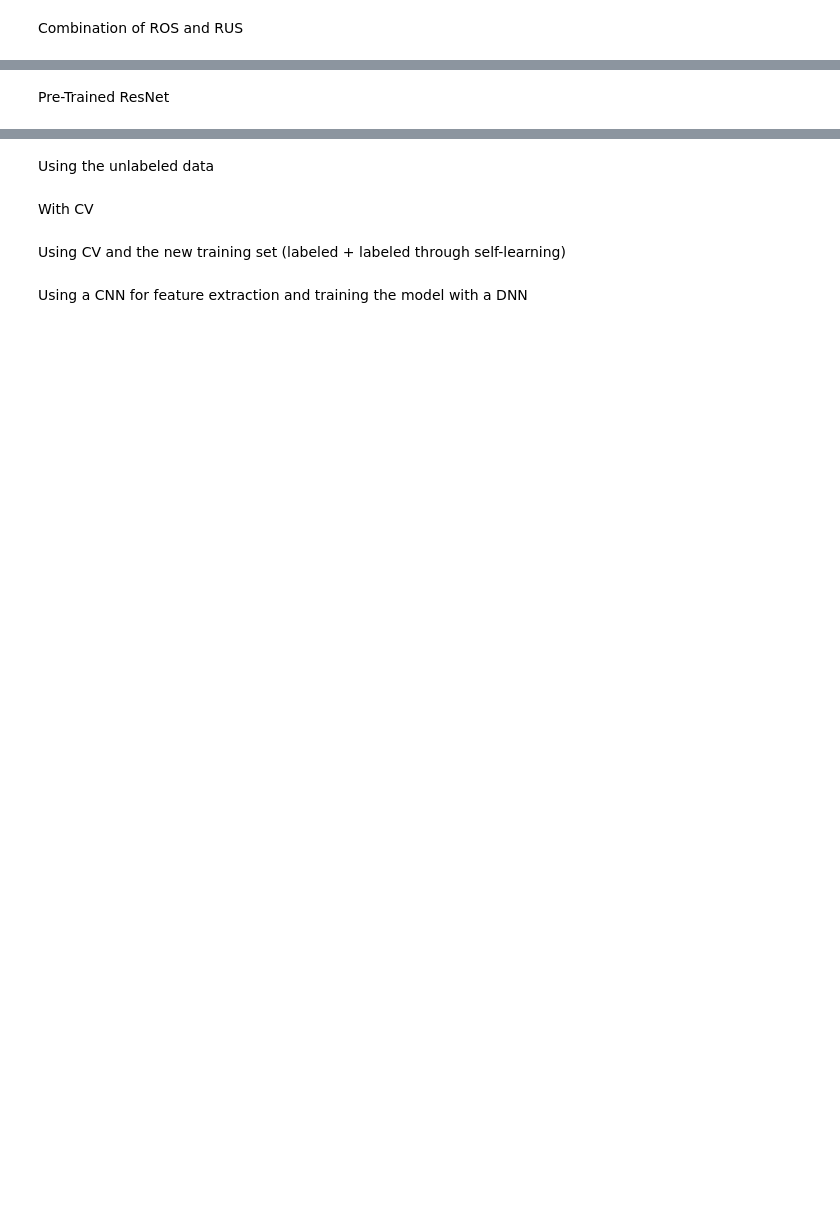
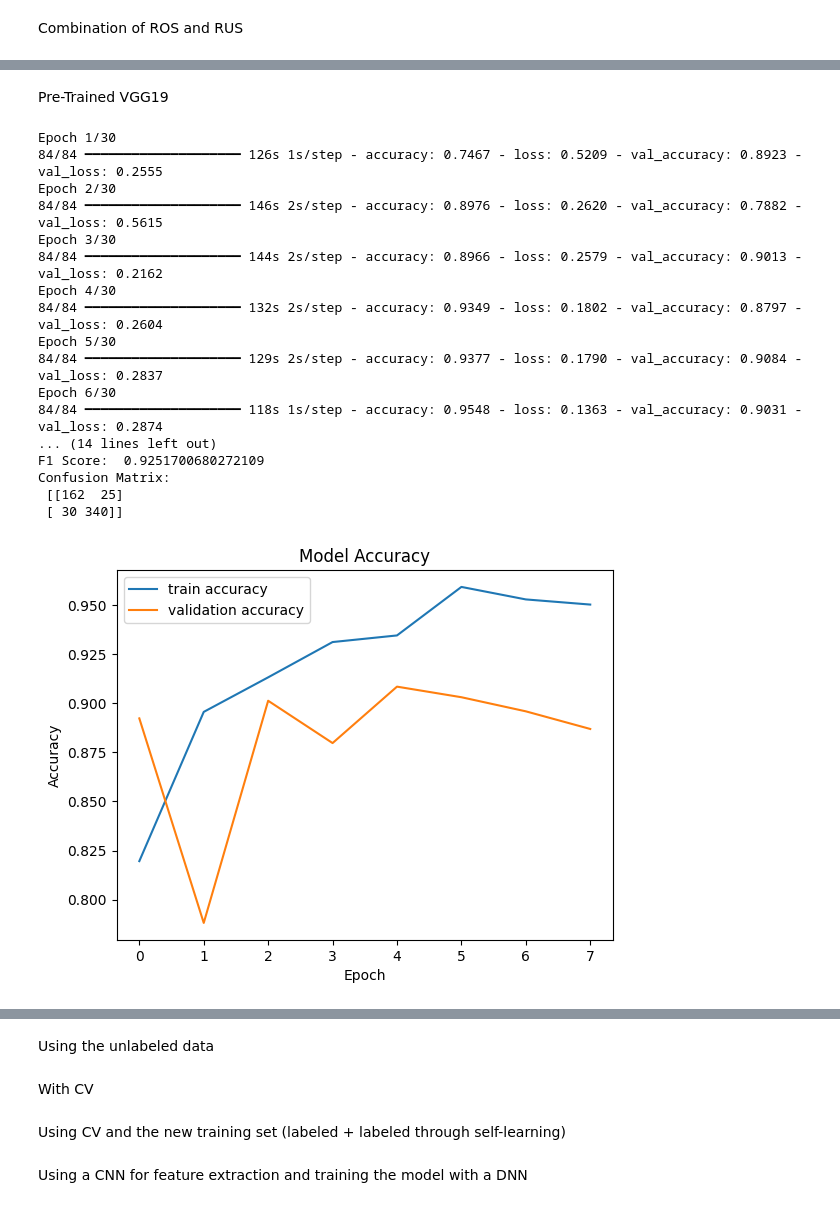
Before and after one commit to goncalomachadoribeiro/Machine-Learning-1st-Semester-2024-2025, a Jupyter notebook: Project/Problem_2_Task_1/P2_T1.ipynb, the cells around one changed output, grey strips where cells are left out. Saved outputs shown, nothing was run; the diff lists cells and outputs as text; code cells hidden in the pictures; blank space fills up the shorter version.

Commit message:
Implemented models for image classification using CNN and transfer learning

```diff
--- a/Project/Problem_2_Task_1/P2_T1.ipynb
+++ b/Project/Problem_2_Task_1/P2_T1.ipynb
@@ -249,64 +310,85 @@ plt.show()
 # %% [markdown]
-Pre-Trained ResNet
+Pre-Trained VGG19
 # %%
 X_train_rgb = np.repeat(X_train_both, 3, axis=-1)  # Converts (48, 48, 1) to (48, 48, 3)
 X_val_rgb = np.repeat(X_val, 3, axis=-1)
 
-base_model = tf.keras.applications.ResNet50(
-    include_top=False,
-    weights='imagenet',
-    input_shape=(48, 48, 3)
-)
+base_model = VGG19(weights='imagenet', include_top=False, input_shape=(48, 48, 3))
 
-base_model.trainable = False
+# Freeze the initial layers of VGG19 to retain pre-trained features
+for layer in base_model.layers[:-8]:  # Adjust number of layers to unfreeze more, if necessary
+    layer.trainable = False
 
-model = Sequential([
-    base_model,
-    Flatten(),
-    Dense(64, activation='relu'),
-    Dense(128, activation='relu'),
-    Dense(1, activation='sigmoid')
-])
+# Add custom classification layers on top
+x = base_model.output
+x = Flatten()(x)
+x = Dense(128, activation='relu')(x)
+x = Dropout(0.5)(x)
+x= Dense(64, activation='relu')(x)
+x = Dropout(0.5)(x)
+x = Dense(1, activation='sigmoid')(x)
 
-model.compile(
-    optimizer=Adam(),
-    loss='binary_crossentropy',
-    metrics=['accuracy']
-)
+# Define the model
+model = Model(inputs=base_model.input, outputs=x)
+
+# Compile the model
+model.compile(optimizer=Adam(learning_rate=0.0001), loss='binary_crossentropy', metrics=['accuracy'])
+
+# Train the model
 history = model.fit(
     X_train_rgb, Y_train_both,
+    batch_size=32,
     validation_data=(X_val_rgb, Y_val),
-    epochs=10,
-    batch_size=64
+    epochs=30,
+    callbacks = [early_stopping]
 )
 
 val_preds = model.predict(X_val_rgb)
 val_preds = np.round(val_preds)
 
 # Classification report
 print(classification_report(Y_val, val_preds))
 
 # F1 Score
 f1 = f1_score(Y_val, val_preds)
 print("F1 Score: ", f1)
 
 # Confusion Matrix
 conf_matrix = confusion_matrix(Y_val, val_preds)
 print("Confusion Matrix:\n", conf_matrix)
 
 # Plotting training history
 plt.plot(history.history['accuracy'], label='train accuracy')
 plt.plot(history.history['val_accuracy'], label='validation accuracy')
 plt.title('Model Accuracy')
 plt.ylabel('Accuracy')
 plt.xlabel('Epoch')
 plt.legend(loc='upper left')
 plt.show()
 
 plt.plot(history.history['loss'], label='train loss')
 plt.plot(history.history['val_loss'], label='validation loss')
 plt.title('Model Loss')
 plt.ylabel('Loss')
 plt.xlabel('Epoch')
 plt.legend(loc='upper left')
 plt.show()
+# %% [output]
+Epoch 1/30
+84/84 ━━━━━━━━━━━━━━━━━━━━ 126s 1s/step - accuracy: 0.7467 - loss: 0.5209 - val_accuracy: 0.8923 - val_loss: 0.2555
+Epoch 2/30
+84/84 ━━━━━━━━━━━━━━━━━━━━ 146s 2s/step - accuracy: 0.8976 - loss: 0.2620 - val_accuracy: 0.7882 - val_loss: 0.5615
+Epoch 3/30
+84/84 ━━━━━━━━━━━━━━━━━━━━ 144s 2s/step - accuracy: 0.8966 - loss: 0.2579 - val_accuracy: 0.9013 - val_loss: 0.2162
+Epoch 4/30
+84/84 ━━━━━━━━━━━━━━━━━━━━ 132s 2s/step - accuracy: 0.9349 - loss: 0.1802 - val_accuracy: 0.8797 - val_loss: 0.2604
+Epoch 5/30
+84/84 ━━━━━━━━━━━━━━━━━━━━ 129s 2s/step - accuracy: 0.9377 - loss: 0.1790 - val_accuracy: 0.9084 - val_loss: 0.2837
+Epoch 6/30
+84/84 ━━━━━━━━━━━━━━━━━━━━ 118s 1s/step - accuracy: 0.9548 - loss: 0.1363 - val_accuracy: 0.9031 - val_loss: 0.2874
+... (14 lines left out)
+F1 Score:  0.9251700680272109
+Confusion Matrix:
+ [[162  25]
+ [ 30 340]]
+[figure, added]
```
Also changed, not shown: parts of 12 cells of this notebook.
